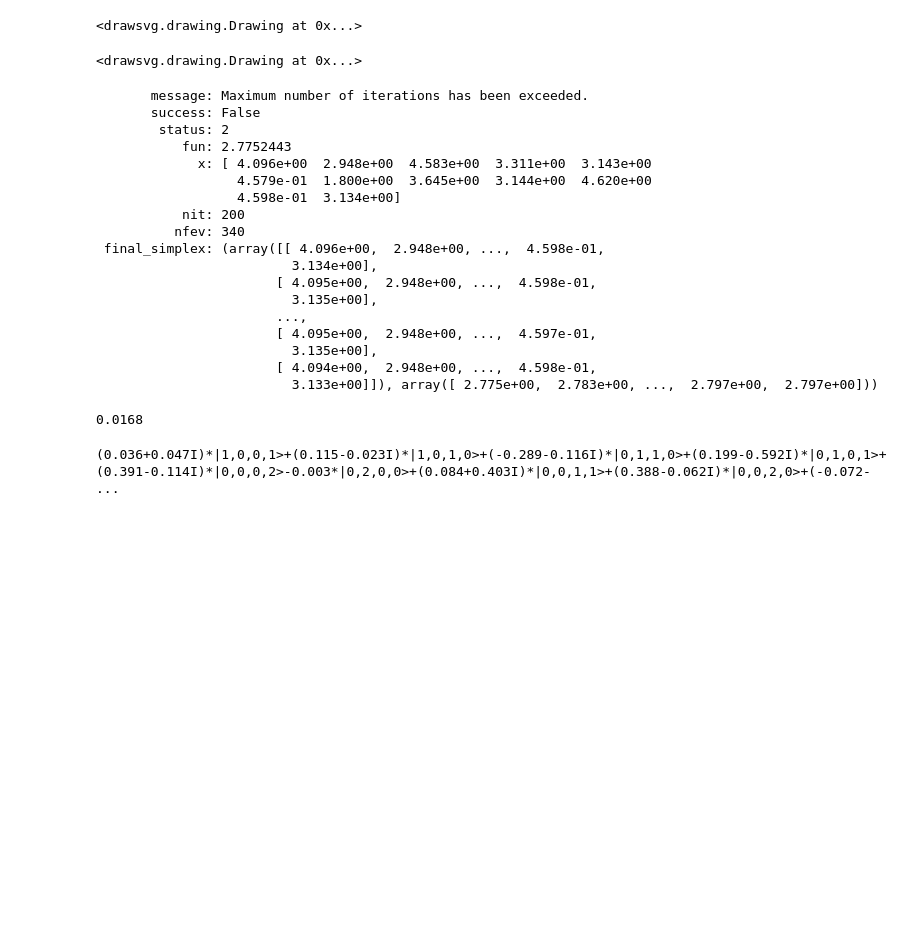
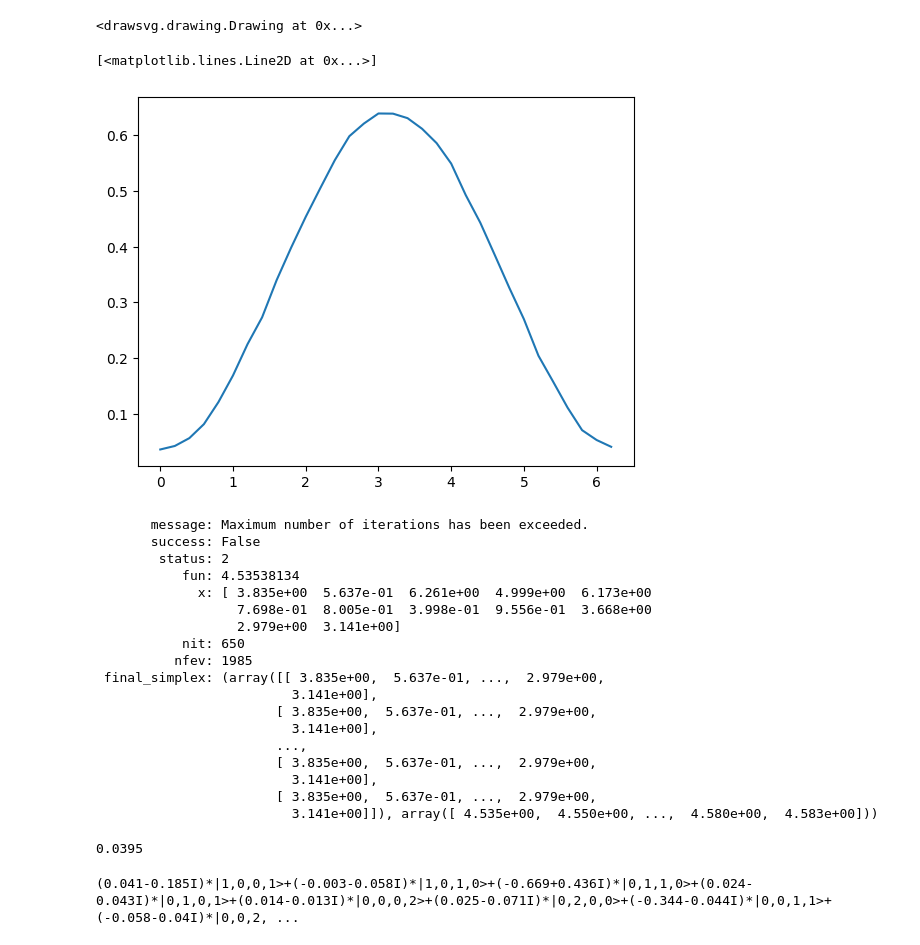
Before and after one commit to gamberoillecito/pushquantum2, a Jupyter notebook: quandela-pushquantum-24/submission/total_test.ipynb, the cells around one changed output. Drawn from its saved outputs; the diff is of its cells as text; code cells hidden in the pictures; blank space fills up the shorter version.

Commit message:
added plots

```diff
--- a/quandela-pushquantum-24/submission/total_test.ipynb
+++ b/quandela-pushquantum-24/submission/total_test.ipynb
@@ -11,18 +12,28 @@ from collections import Counter
 from scipy.optimize import minimize
 # %%
-theta = np.pi
+theta = 0
 phi = 0
 full_qc = fullCircuit([0]*12, theta, phi)
 pv.pdisplay(full_qc, skin=SymbSkin())
 # %% [output]
 <drawsvg.drawing.Drawing at 0x...>
 # %%
-sol = minimize(loss_function, method= 'Nelder-Mead', x0=np.random.rand(1,12)[0]*2*np.pi, options={"maxiter":200})
+sol = minimize(loss_function, method= 'Nelder-Mead', x0=np.random.rand(1,12)[0]*2*np.pi, options={"maxiter":650})
-# %%
-optimized_qc = fullCircuit(sol.x, np.pi/2, 0)
-pv.pdisplay(optimized_qc, skin=SymbSkin())
-# %% [output]
-<drawsvg.drawing.Drawing at 0x...>
+# %%
+phi_list = np.arange(0, 2*np.pi, 0.2)
+fid_phi = []
+
+for phi in phi_list:
+    optimized_qc = fullCircuit(sol.x, theta, phi)
+    counts = run_circuit(pv.StateVector([1,0,1,0]), optimized_qc)
+
+    fid_phi.append(getFidelityRho1(counts))
+    # pv.pdisplay(optimized_qc, skin=SymbSkin())
+
+plt.plot(phi_list, fid_phi)
+# %% [output]
+[<matplotlib.lines.Line2D at 0x...>]
+[figure, added]
 # %%
 print(sol)
 counts = run_circuit(pv.StateVector([1,0,1,0]), optimized_qc)
@@ -32,23 +43,23 @@ getFidelityRho1(counts)
        message: Maximum number of iterations has been exceeded.
        success: False
         status: 2
-           fun: 2.7752443
-             x: [ 4.096e+00  2.948e+00  4.583e+00  3.311e+00  3.143e+00
-                  4.579e-01  1.800e+00  3.645e+00  3.144e+00  4.620e+00
-                  4.598e-01  3.134e+00]
-           nit: 200
-          nfev: 340
- final_simplex: (array([[ 4.096e+00,  2.948e+00, ...,  4.598e-01,
-                         3.134e+00],
-                       [ 4.095e+00,  2.948e+00, ...,  4.598e-01,
-                         3.135e+00],
+           fun: 4.53538134
+             x: [ 3.835e+00  5.637e-01  6.261e+00  4.999e+00  6.173e+00
+                  7.698e-01  8.005e-01  3.998e-01  9.556e-01  3.668e+00
+                  2.979e+00  3.141e+00]
+           nit: 650
+          nfev: 1985
+ final_simplex: (array([[ 3.835e+00,  5.637e-01, ...,  2.979e+00,
+                         3.141e+00],
+                       [ 3.835e+00,  5.637e-01, ...,  2.979e+00,
+                         3.141e+00],
                        ...,
-                       [ 4.095e+00,  2.948e+00, ...,  4.597e-01,
-                         3.135e+00],
-                       [ 4.094e+00,  2.948e+00, ...,  4.598e-01,
-                         3.133e+00]]), array([ 2.775e+00,  2.783e+00, ...,  2.797e+00,  2.797e+00]))
+                       [ 3.835e+00,  5.637e-01, ...,  2.979e+00,
+                         3.141e+00],
+                       [ 3.835e+00,  5.637e-01, ...,  2.979e+00,
+                         3.141e+00]]), array([ 4.535e+00,  4.550e+00, ...,  4.580e+00,  4.583e+00]))
-0.0168
+0.0395
 # %%
 get_state_vector(pv.StateVector([1,0,1,0]), optimized_qc)
 # %% [output]
-(0.036+0.047I)*|1,0,0,1>+(0.115-0.023I)*|1,0,1,0>+(-0.289-0.116I)*|0,1,1,0>+(0.199-0.592I)*|0,1,0,1>+(0.391-0.114I)*|0,0,0,2>-0.003*|0,2,0,0>+(0.084+0.403I)*|0,0,1,1>+(0.388-0.062I)*|0,0,2,0>+(-0.072- ...
+(0.041-0.185I)*|1,0,0,1>+(-0.003-0.058I)*|1,0,1,0>+(-0.669+0.436I)*|0,1,1,0>+(0.024-0.043I)*|0,1,0,1>+(0.014-0.013I)*|0,0,0,2>+(0.025-0.071I)*|0,2,0,0>+(-0.344-0.044I)*|0,0,1,1>+(-0.058-0.04I)*|0,0,2, ...
```
Also changed, not shown: parts of 1 cell of this notebook.
